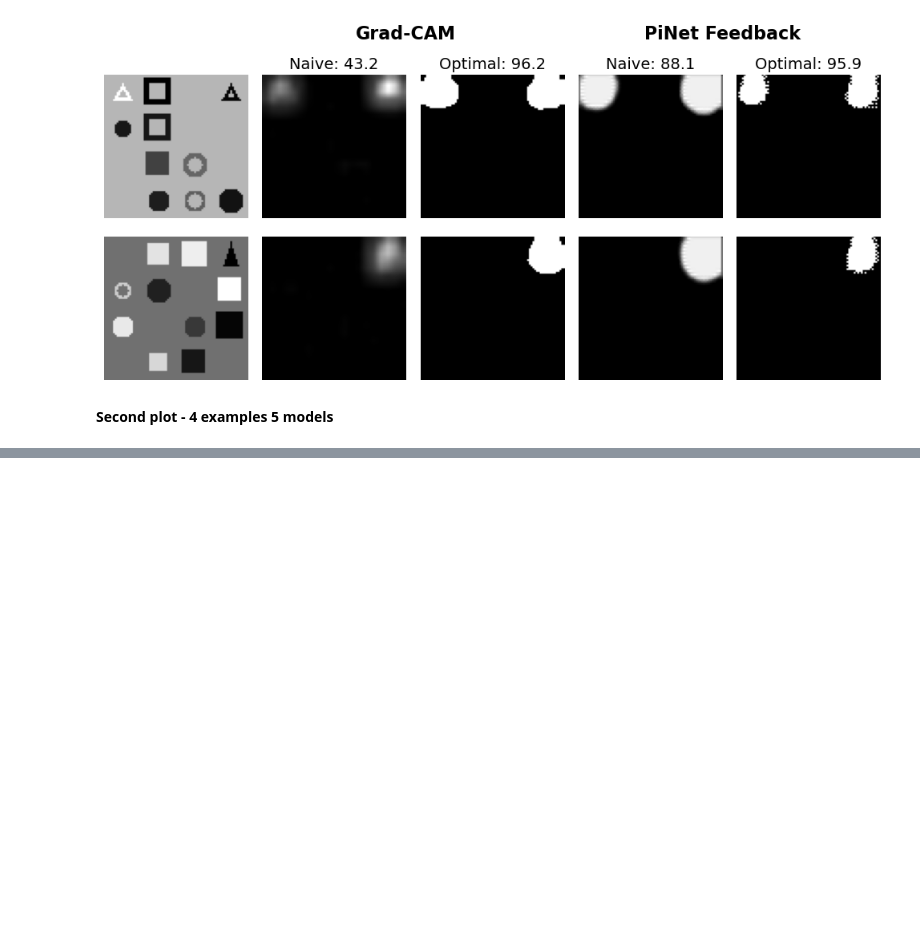
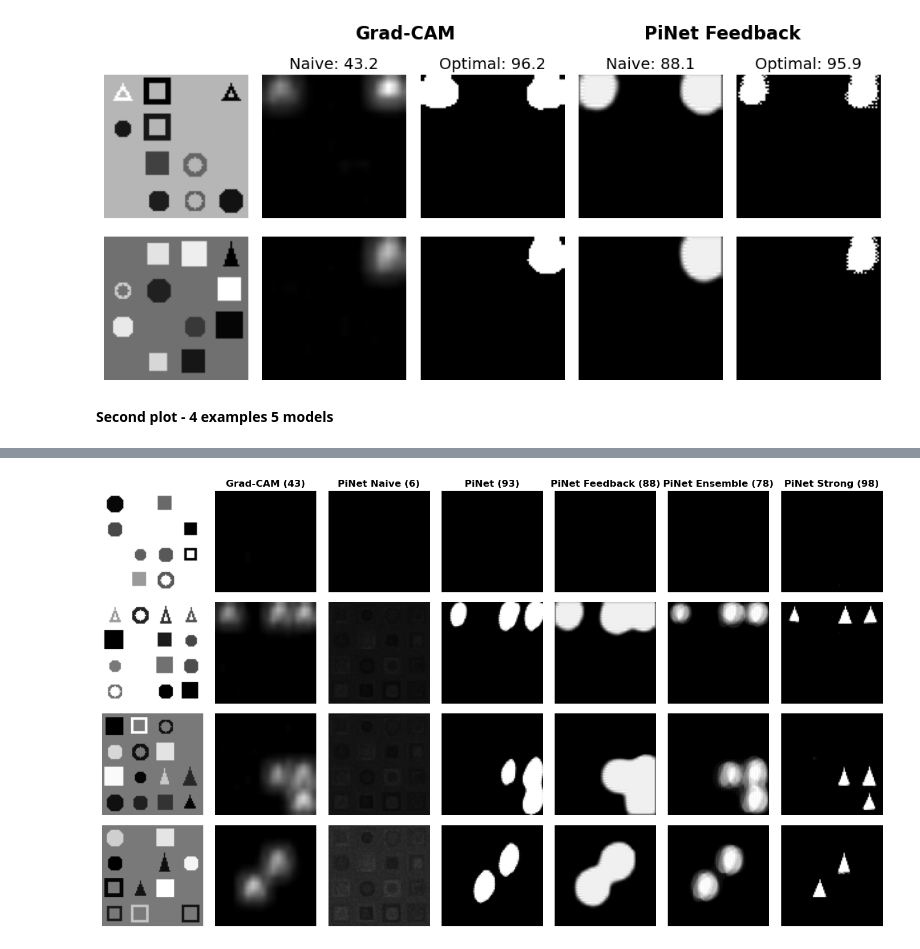
Before and after one commit to FractalySyn/PiNets-Alignment, a Jupyter notebook: 1. Toyshapes.ipynb, the cells around one changed output, grey strips where cells are left out. Cells and saved outputs as stored; diff of their text form; code cells hidden in the pictures; blank space fills up the shorter version.

```diff
--- a/1. Toyshapes.ipynb
+++ b/1. Toyshapes.ipynb
@@ -1161,0 +1210,24 @@ plt.show()
+# %%
+n = 4; m = 1 + len(MAPS)
+fig, axs = plt.subplots(n, m, figsize=(m*2.5, n*2.2+1), dpi=100, gridspec_kw={'wspace':0.1, 'hspace':0.1})
+
+trues = np.where(y_test[:SUB])[0]
+falses = np.where(y_test[:SUB] == 0)[0]
+indices = np.append(falses[[2]], trues[[9, 8, 14]])
+
+for i in range(n):
+    j = 0; idx = indices[i]
+    axs[i, 0].imshow(X_test[idx].squeeze(), cmap='gray')
+    for name, res in MAPS.items():
+        ax = axs[i, j+1]
+        ax.imshow(res['naive']['pi'][idx], cmap='gray', vmin=0, vmax=1)
+        ax.set_title(make_legend_label(name) + f" ({res['naive']['score']*100:.0f})", fontsize=12, fontweight='bold') if not i else None
+        j += 1
+
+[ax.axis('off') for ax in axs.flat];
+
+if SAVE:
+    plt.savefig('toyshapes/images/toyshapes_naive_maps.png', dpi=150, bbox_inches='tight')
+plt.show()
+# %% [output]
+[figure, added]
```
Also changed, not shown: parts of 8 cells of this notebook, 9 other files.
